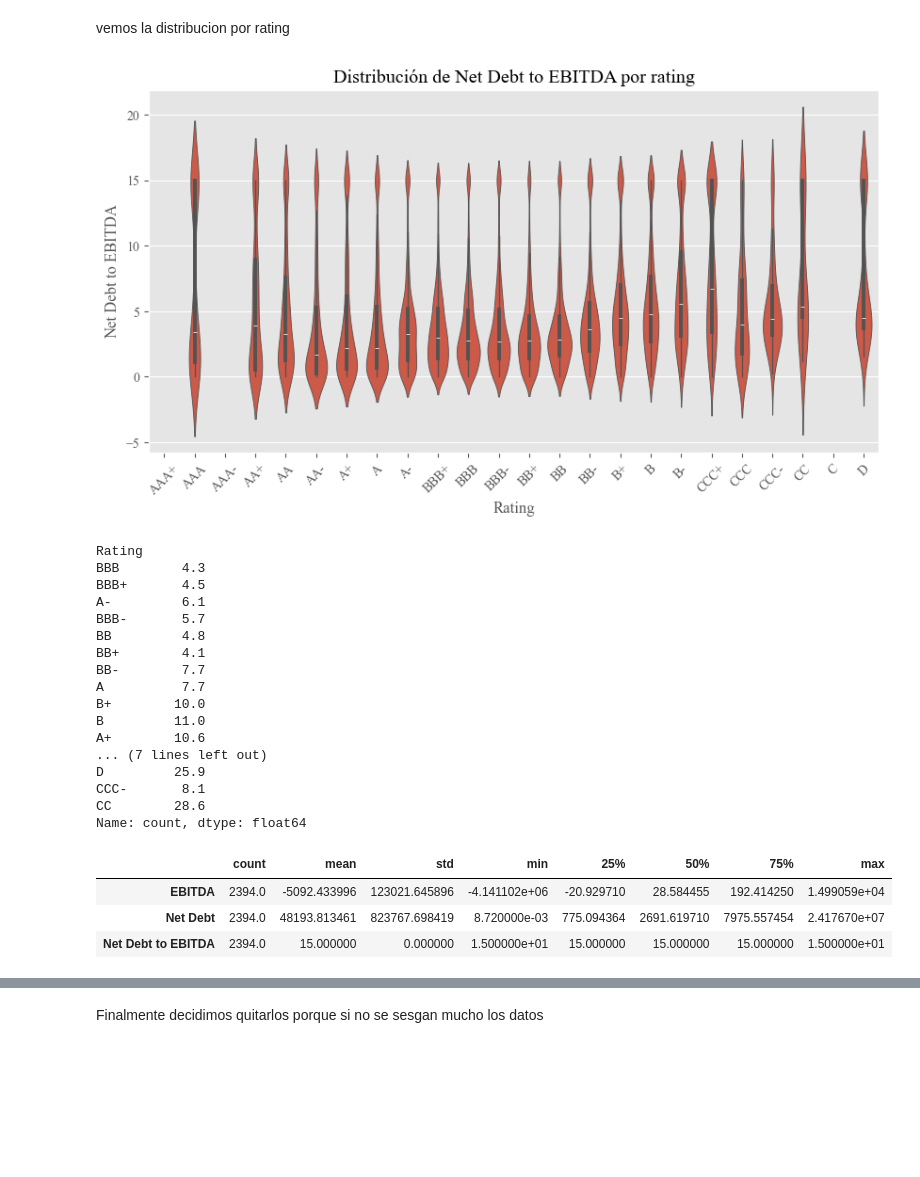
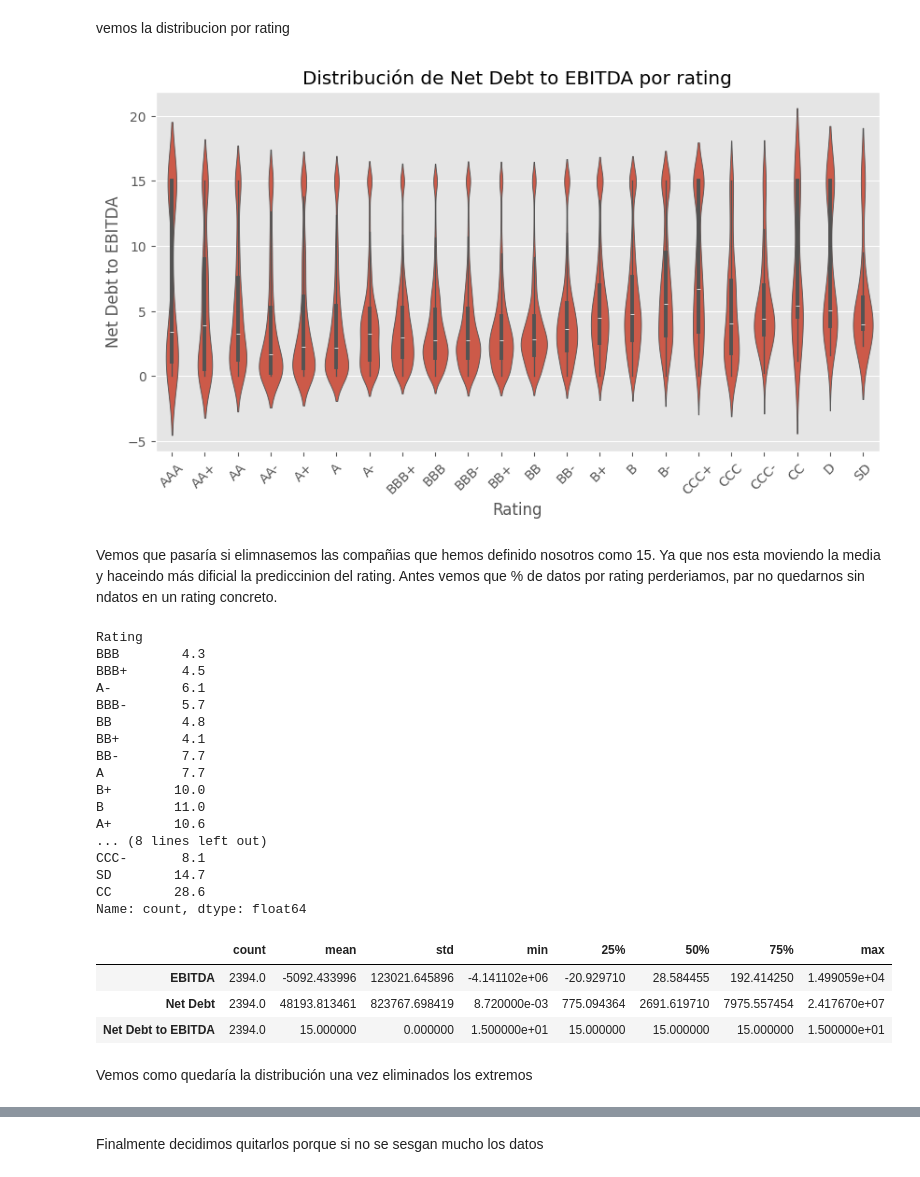
Before and after one commit to RubenPhy/rating_analisis, a Jupyter notebook: 2_analisis_inicial.ipynb, the cells around one changed output, grey strips where cells are left out. Saved outputs shown, nothing was run; the diff lists cells and outputs as text; code cells hidden in the pictures; blank space fills up the shorter version.

Commit message:
mejoras en la carga de datos y el analisis inicial

```diff
--- a/2_analisis_inicial.ipynb
+++ b/2_analisis_inicial.ipynb
@@ -20,7 +20,6 @@ Importamos los datos de QIC y dejamos una base de datos limpia, esto se hacen en
 
 Pendiente: Explicar que metricas son las que vamos a utlizar y porque son importantaes.
 # %%
-var_x_num = ["Net Debt to EBITDA", "Debt to Assets", "Current Ratio", "Quick Ratio", "Cash ratio", "Long Term Debt to Equity","Debt to Equity", "Debt ratio", "Financial Leverage"]
 var_x_cat = ['Sector']
 var_x = var_x_num + var_x_cat
 all_var_x = ['Excel Company ID'] +var_x
@@ -92,8 +91,3 @@ print(df['Sector'].unique())
  'Industrials' 'Materials' 'Utilities' 'Consumer Staples'
  'Information Technology' 'Health Care' 'Real Estate' '0'
  '(Invalid Identifier)']
-# %%
-#Ordenamos por rating los datos
-All_rating_order = ['AAA+','AAA','AAA-','AA+','AA','AA-','A+','A','A-','BBB+','BBB','BBB-','BB+','BB','BB-','B+','B','B-','CCC+','CCC','CCC-','CC','C','D','SD']
-comp_with_not_rating =set(df['Rating'].unique()) - set(All_rating_order)
-comp_with_not_rating
@@ -199,30 +196,5 @@ df.head()
 ## Estudio de los datos
 # %% [markdown]
 Ahora vemos la distribucion de los datos para las variables categoricas
-# %%
-All_rating_order_group = {'AAA+':'AAA',
-                          'AAA':'AAA',
-                          'AAA-':'AAA',
-                          'AA+':'AA',
-                          'AA':'AA',
-                          'AA-':'AA',
-                          'A+':'A',
-                          'A':'A',
-                          'A-':'A',
-                          'BBB+':'BBB',
-                          'BBB':'BBB',
-                          'BBB-':'BBB',
-                          'BB+':'BB',
-                          'BB':'BB',
-                          'BB-':'BB',
-                          'B+':'B',
-                          'B':'B',
-                          'B-':'B',
-                          'CCC+':'CCC',
-                          'CCC':'CCC',
-                          'CCC-':'CCC',
-                          'CC':'CCC',
-                          'C':'CCC',
-                          'D':'D'}
 # %%
 set(df['Rating'])-set(All_rating_order_group.keys())
@@ -231,3 +203,0 @@ set(df['Rating'])-set(All_rating_order_group.keys())
-# %%
-df.loc[df['Rating']=='SD','Rating'] = 'D'
-set(df['Rating'])-set(All_rating_order_group.keys())
@@ -599,14 +533,16 @@ Name: Net Debt to EBITDA, dtype: float64
 vemos la distribucion por rating
 # %%
 plt.figure(figsize=(10, 5))
-sns.violinplot(x='Rating', y='Net Debt to EBITDA', data=df, order=correct_ratings)
+sns.violinplot(x='Rating', y='Net Debt to EBITDA', data=df, order=All_rating_order)
 plt.title('Distribución de Net Debt to EBITDA por rating')
 plt.xlabel('Rating')
 plt.ylabel('Net Debt to EBITDA')
 plt.xticks(rotation=45)
 plt.show()
 # %% [output]
-[figure, old version]
+[figure, new version]
+# %% [markdown]
+Vemos que pasaría si elimnasemos las compañias que hemos definido nosotros como 15. Ya que nos esta moviendo la media y haceindo más dificial la prediccinion del rating. Antes vemos que % de datos por rating perderiamos, par no quedarnos sin ndatos en un rating concreto.
 # %%
 mask = df['Net Debt to EBITDA']>14.9
 
@@ -630,9 +566,9 @@ A          7.7
 B+        10.0
 B         11.0
 A+        10.6
-... (7 lines left out)
-D         25.9
+... (8 lines left out)
 CCC-       8.1
+SD        14.7
 CC        28.6
 Name: count, dtype: float64
 |  | count | mean | std | min | 25% | 50% | 75% | max |
@@ -644,3 +578,5 @@ rating_order_group = ['AAA', 'AA', 'A', 'BBB', 'BB', 'B', 'CCC', 'D']
+# %% [markdown]
+Vemos como quedaría la distribución una vez eliminados los extremos
 # %%
 plt.figure(figsize=(10, 5))
 sns.violinplot(x='Rating_group', y='Net Debt to EBITDA', data=df[~mask], order=rating_order_group)
```
Also changed, not shown: parts of 85 cells of this notebook, 1 other file.
